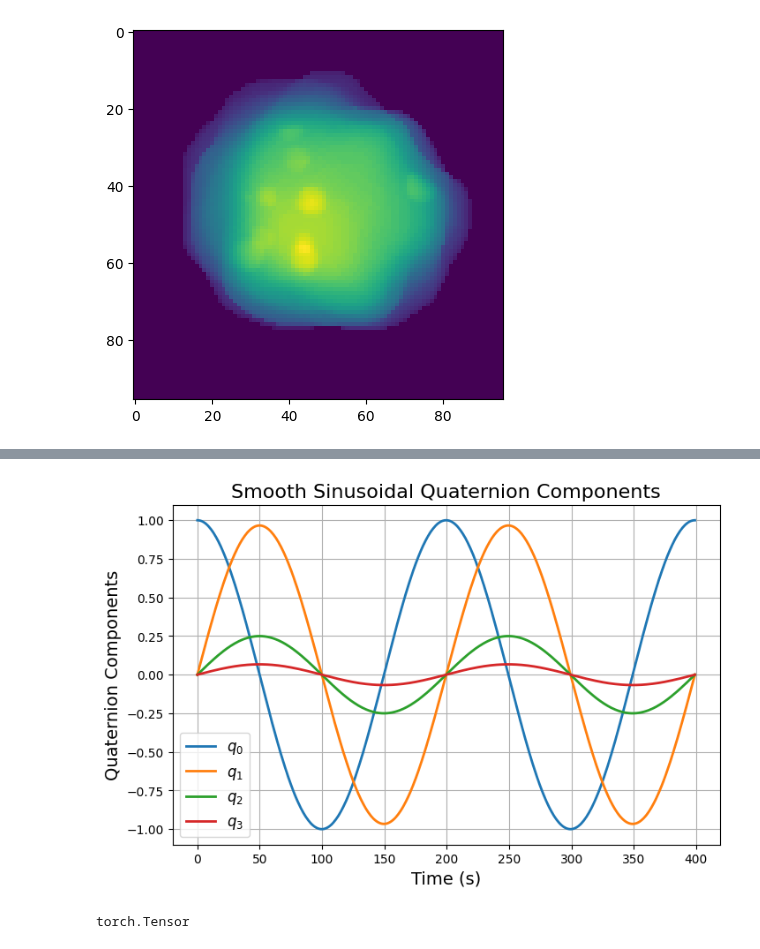
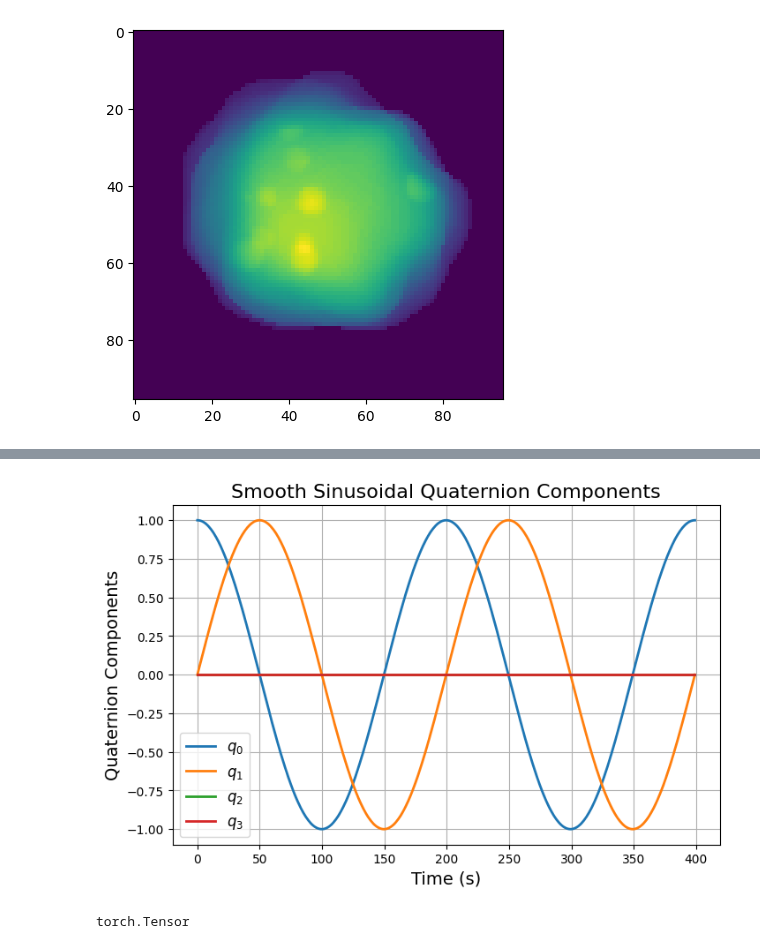
Before and after one commit to SkariZ/TomoDpDt, a Jupyter notebook: Notebooks_test/simulate_object_dt.ipynb, the cells around one changed output, grey strips where cells are left out. Saved outputs shown, nothing was run; the diff lists cells and outputs as text; code cells hidden in the pictures.

```diff
--- a/Notebooks_test/simulate_object_dt.ipynb
+++ b/Notebooks_test/simulate_object_dt.ipynb
@@ -218,26 +218,26 @@ from OldCode import rotations as R
 from OldCode import forward_model as F
 # %%
 samples = 400
-Q_accum = R.generate_sinusoidal_quaternion(omega=2*np.pi, phi=np.pi/12, psi=np.pi/12, duration=2, samples=samples)
+Q_accum = R.generate_sinusoidal_quaternion(omega=2*np.pi, phi=0, psi=0, duration=2, samples=samples)
 q0, q1, q2, q3 = Q_accum.T
 
 # Plot the quaternion components over time
 plt.figure(figsize=(8, 5))
 plt.plot(q0, label=r'$q_0$', linewidth=2)
 plt.plot(q1, label=r'$q_1$', linewidth=2)
 plt.plot(q2, label=r'$q_2$', linewidth=2)
 plt.plot(q3, label=r'$q_3$', linewidth=2)
 
 plt.title("Smooth Sinusoidal Quaternion Components", fontsize=16)
 plt.xlabel("Time (s)", fontsize=14)
 plt.ylabel("Quaternion Components", fontsize=14)
 plt.legend(fontsize=12)
 plt.grid(True)
 plt.show()
 
 Q_accum = np.array([q0, q2, q1, q3]).T
 # %% [output]
-[figure, old version]
+[figure, new version]
 # %%
 forward_model = F.ForwardModelSimple(volume.shape[1])
 # %%
```
Also changed, not shown: parts of 7 cells of this notebook, 7 other files.
